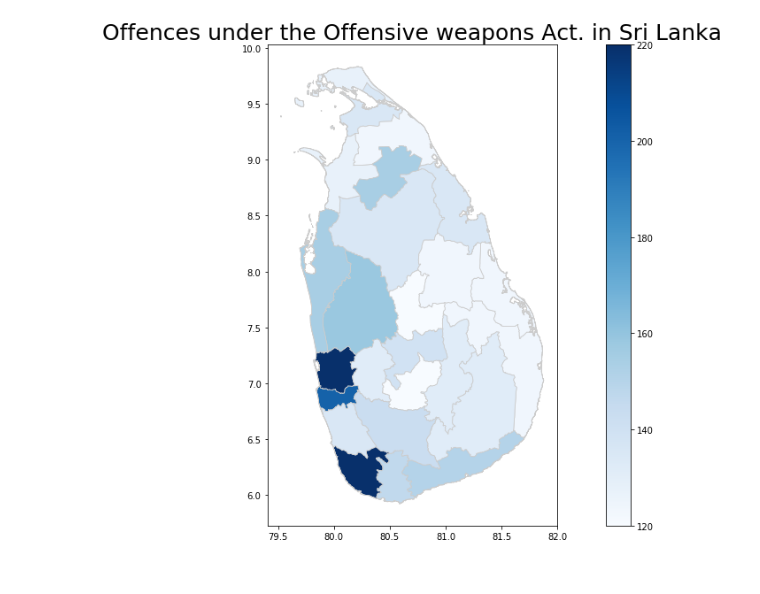
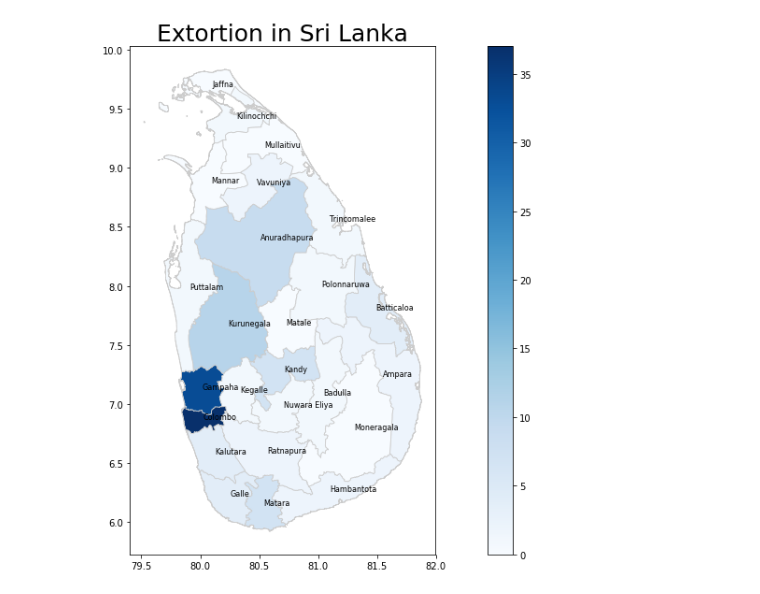
Before and after one commit to PraAnj/gov.lk.data.analysis, a Jupyter notebook: src/geo_maps.ipynb, the cells around one changed output. Saved outputs shown, nothing was run; the diff lists cells and outputs as text; code cells hidden in the pictures.

```diff
--- a/src/geo_maps.ipynb
+++ b/src/geo_maps.ipynb
@@ -48,13 +56,12 @@ merged.head()
 # %%
 def plot_map(data_frame,variable):
-    vmin, vmax = 120, 220
+    vmin = data_frame[variable].max()
+    vmax = data_frame[variable].min()
     fig, ax = plt.subplots(1, figsize=(20, 10))
     data_frame.plot(variable, cmap='Blues', linewidth=0.8, ax=ax, edgecolor='0.8')
     #ax.axis(‘off’)
     ax.set_title(variable +' in Sri Lanka', fontdict={'fontsize': '25', 'fontweight' : '3'})
     # Create colorbar as a legend
     sm = plt.cm.ScalarMappable(cmap='Blues', norm=plt.Normalize(vmin=vmin, vmax=vmax))
-    # empty array for the data range
     sm._A = []
-    # add the colorbar to the figure
     cbar = fig.colorbar(sm)
@@ -73,4 +68,7 @@ plot_map(merged,'Rape / Incest')
-# %%
-plot_map(merged,'Offences under the Offensive weapons Act.')
-# %% [output]
-[figure, removed]
+# %%
+plot_map(merged,'Extortion')
+texts = []
+for x, y, label in zip(map_df_points.geometry.x, map_df_points.geometry.y, map_df_points["NAME_1"]):
+    texts.append(plt.text(x, y, label, fontsize = 8))
+# %% [output]
+[figure, added]
```
Also changed, not shown: parts of 15 cells of this notebook.
